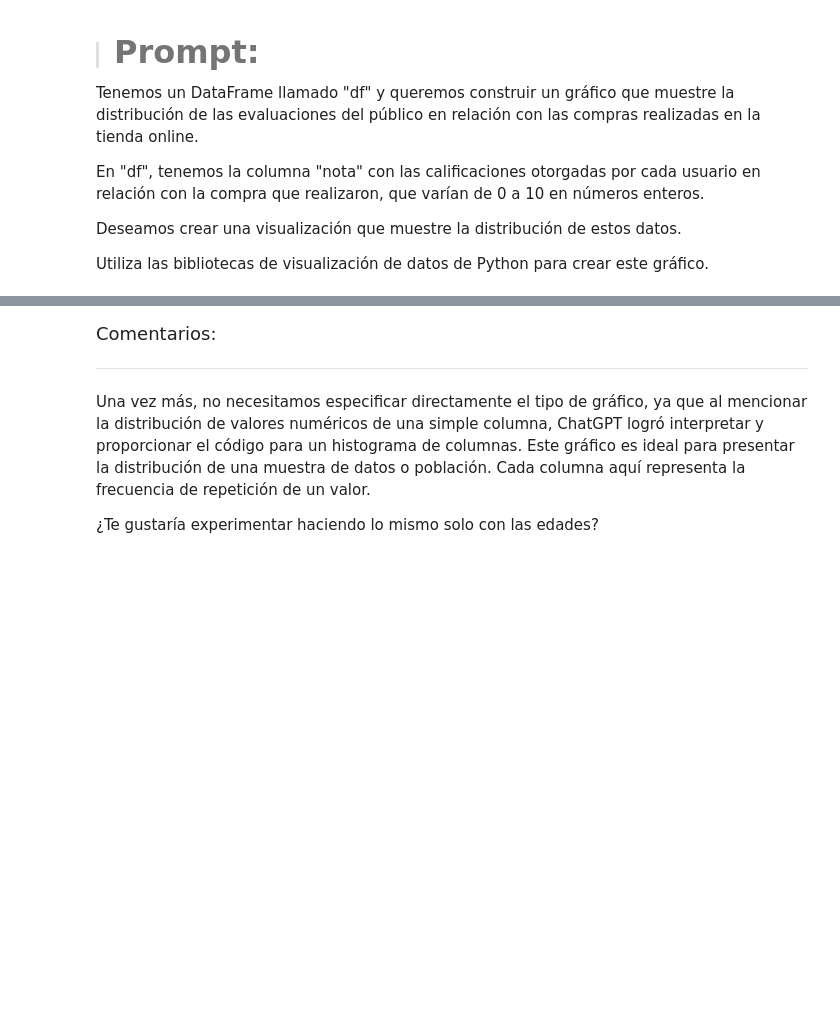
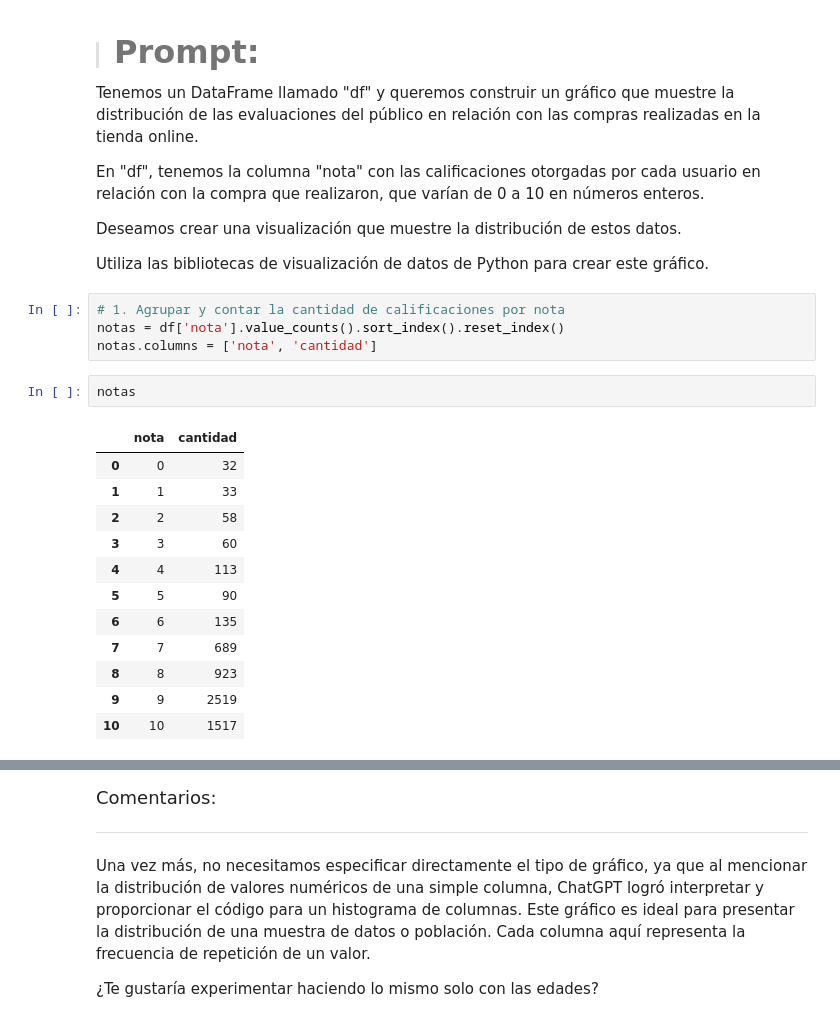
Before and after one commit to MiguelFigueroa02/IA_Ciencia_de_datos, a Jupyter notebook: IA_aplicada_a_ciencia_de_datos.ipynb, the cells around one changed output, grey strips where cells are left out. Cells and saved outputs as stored; diff of their text form; blank space fills up the shorter version.

```diff
--- a/IA_aplicada_a_ciencia_de_datos.ipynb
+++ b/IA_aplicada_a_ciencia_de_datos.ipynb
@@ -1096,3 +1300,22 @@ En "df", tenemos la columna "nota" con las calificaciones otorgadas por cada usu
 Deseamos crear una visualización que muestre la distribución de estos datos.
 
 Utiliza las bibliotecas de visualización de datos de Python para crear este gráfico.
+# %%
+# 1. Agrupar y contar la cantidad de calificaciones por nota
+notas = df['nota'].value_counts().sort_index().reset_index()
+notas.columns = ['nota', 'cantidad']
+# %%
+notas
+# %% [output]
+|  | nota | cantidad |
+| 0 | 0 | 32 |
+| 1 | 1 | 33 |
+| 2 | 2 | 58 |
+| 3 | 3 | 60 |
+| 4 | 4 | 113 |
+| 5 | 5 | 90 |
+| 6 | 6 | 135 |
+| 7 | 7 | 689 |
+| 8 | 8 | 923 |
+| 9 | 9 | 2519 |
+| 10 | 10 | 1517 |
```
Also changed, not shown: parts of 21 cells of this notebook.
